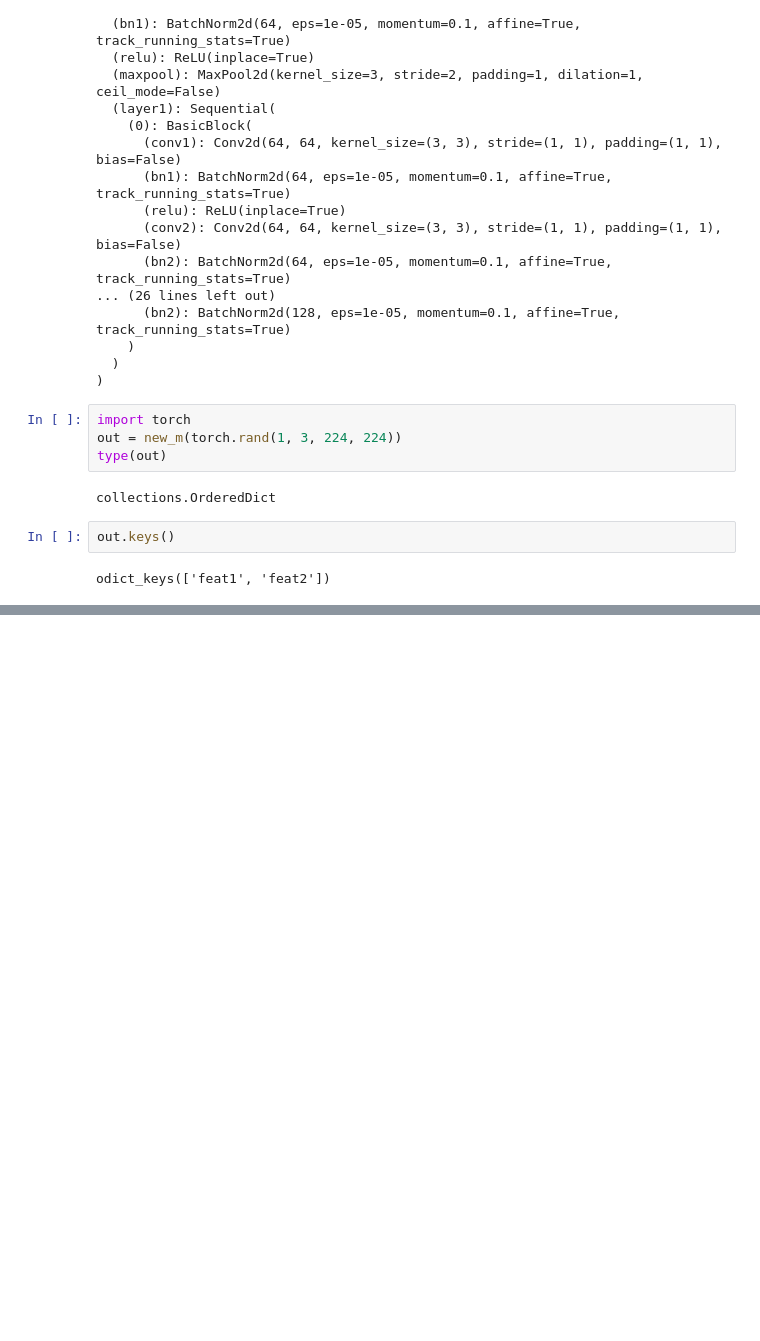
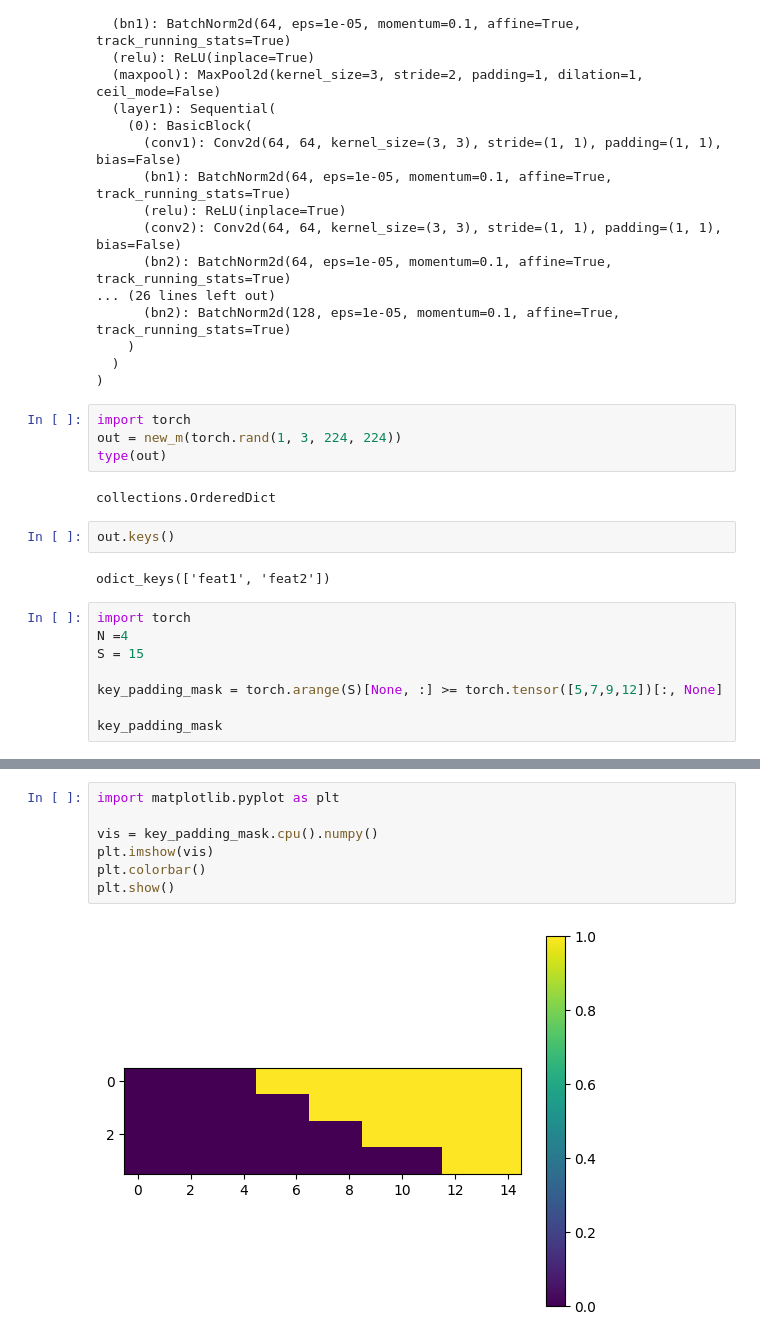
Before and after one commit to hjbiao09/detr, a Jupyter notebook: sandbox.ipynb, the cells around one changed output, grey strips where cells are left out. Drawn from its saved outputs; the diff is of its cells as text; blank space fills up the shorter version.

```diff
--- a/sandbox.ipynb
+++ b/sandbox.ipynb
@@ -318,3 +318,11 @@ collections.OrderedDict
 out.keys()
 # %% [output]
 odict_keys(['feat1', 'feat2'])
+# %%
+import torch
+N =4
+S = 15
+
+key_padding_mask = torch.arange(S)[None, :] >= torch.tensor([5,7,9,12])[:, None]
+
+key_padding_mask
@@ -320,0 +338,9 @@ odict_keys(['feat1', 'feat2'])
+# %%
+import matplotlib.pyplot as plt
+
+vis = key_padding_mask.cpu().numpy()
+plt.imshow(vis)
+plt.colorbar()
+plt.show()
+# %% [output]
+[figure, added]
```
Also changed, not shown: parts of 3 cells of this notebook, 1 other file.
